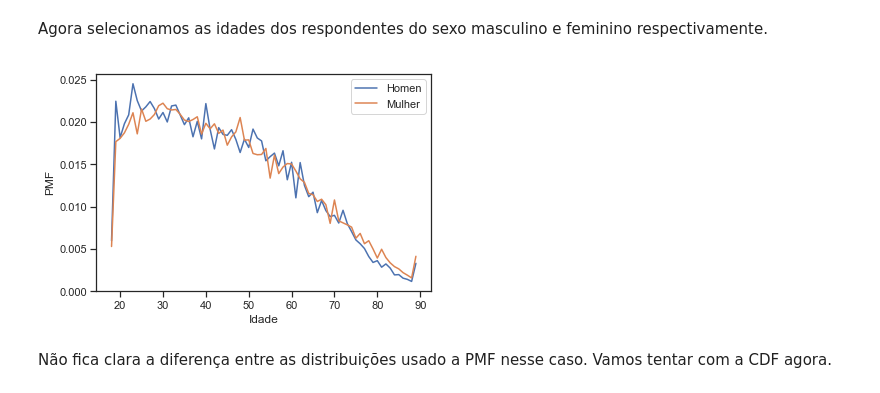
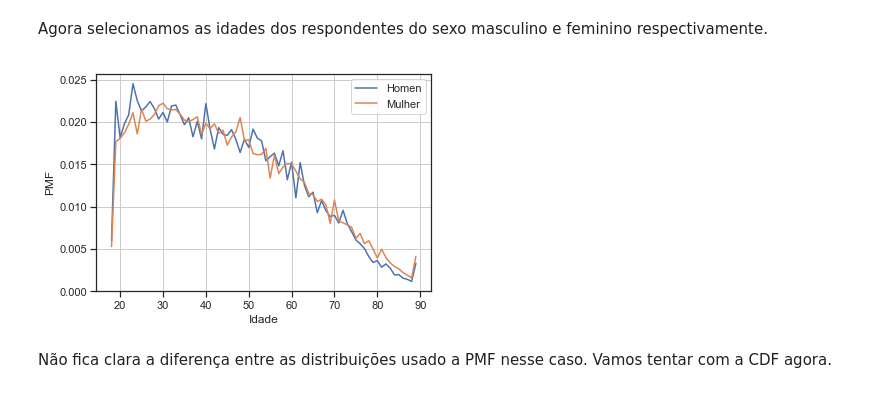
Before and after one commit to plbalmeida/aed-Py, a Jupyter notebook: aed-Py.ipynb, the cells around one changed output. Saved outputs shown, nothing was run; the diff lists cells and outputs as text; code cells hidden in the pictures.

```diff
--- a/aed-Py.ipynb
+++ b/aed-Py.ipynb
@@ -423,15 +428,16 @@ female_age = age[~male]
 # %%
 pmf_male_age = PMF(male_age)
 pmf_female_age = PMF(female_age)
 
 plt.plot(pmf_male_age['item_counts'], pmf_male_age['PMF'], label='Homen')
 plt.plot(pmf_male_age['item_counts'], pmf_female_age['PMF'], label='Mulher')
 plt.xlabel('Idade')
 plt.ylabel('PMF')
 plt.legend()
+plt.grid()
 plt.show()
 # %% [output]
-[figure, old version]
+[figure, new version]
 # %% [markdown]
 Não fica clara a diferença entre as distribuições usado a PMF nesse caso. Vamos tentar com a CDF agora.
 # %%
```
Also changed, not shown: parts of 36 cells of this notebook, 1 other file.
